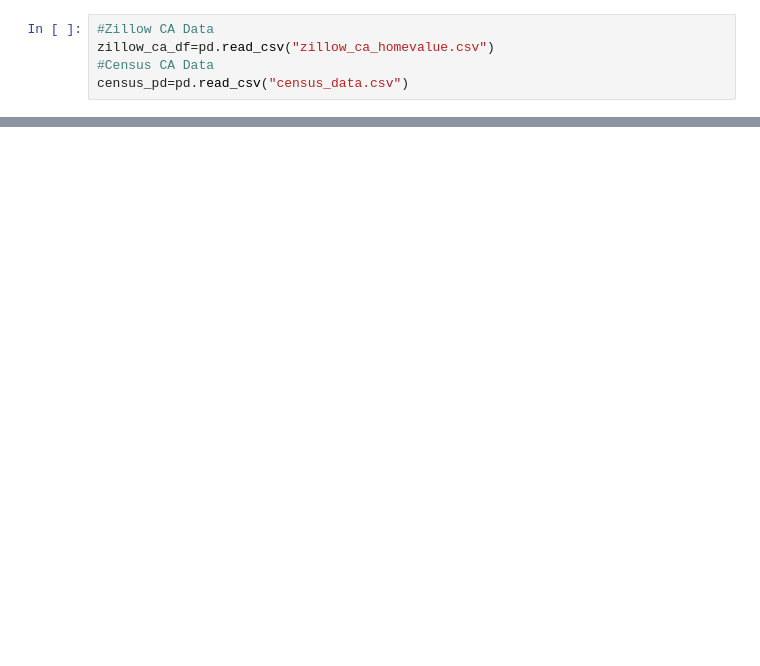
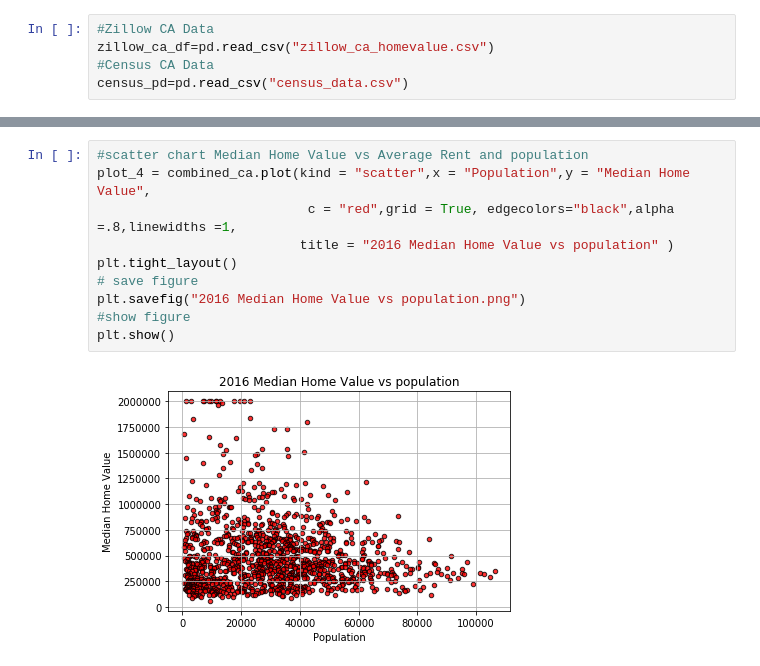
Before and after one commit to jwu047/Housing_Prices_CA, a Jupyter notebook: Combine_Census_Zillow_CA.ipynb, the cells around one changed output, grey strips where cells are left out. Cells and saved outputs as stored; diff of their text form; blank space fills up the shorter version.

```diff
--- a/Combine_Census_Zillow_CA.ipynb
+++ b/Combine_Census_Zillow_CA.ipynb
@@ -56,0 +124,12 @@ plot_3 = combined_ca.plot(kind = "scatter",x = "Household Income",y = "average r
+# %%
+#scatter chart Median Home Value vs Average Rent and population
+plot_4 = combined_ca.plot(kind = "scatter",x = "Population",y = "Median Home Value",
+                           c = "red",grid = True, edgecolors="black",alpha =.8,linewidths =1,
+                          title = "2016 Median Home Value vs population" )
+plt.tight_layout()
+# save figure
+plt.savefig("2016 Median Home Value vs population.png")
+#show figure
+plt.show()
+# %% [output]
+[figure, added]
```
Also changed, not shown: parts of 20 cells of this notebook.
